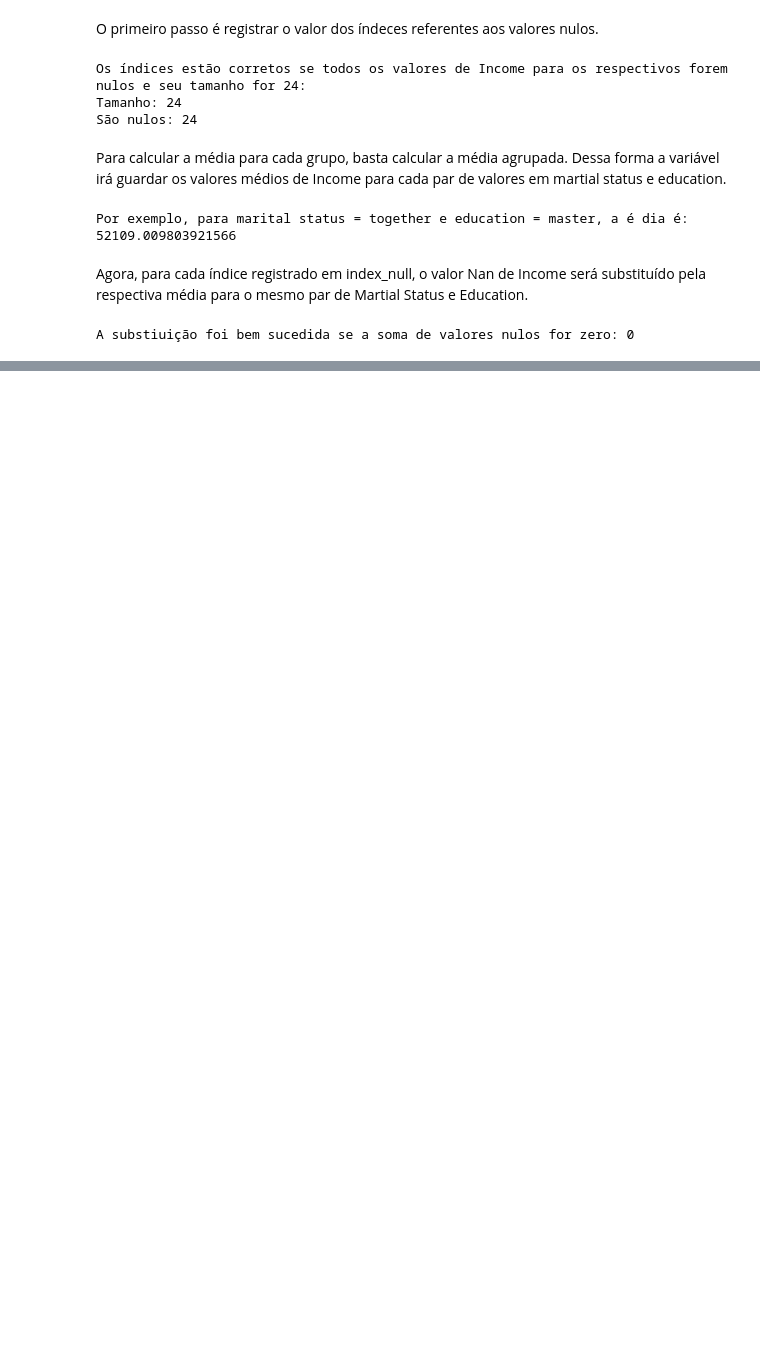
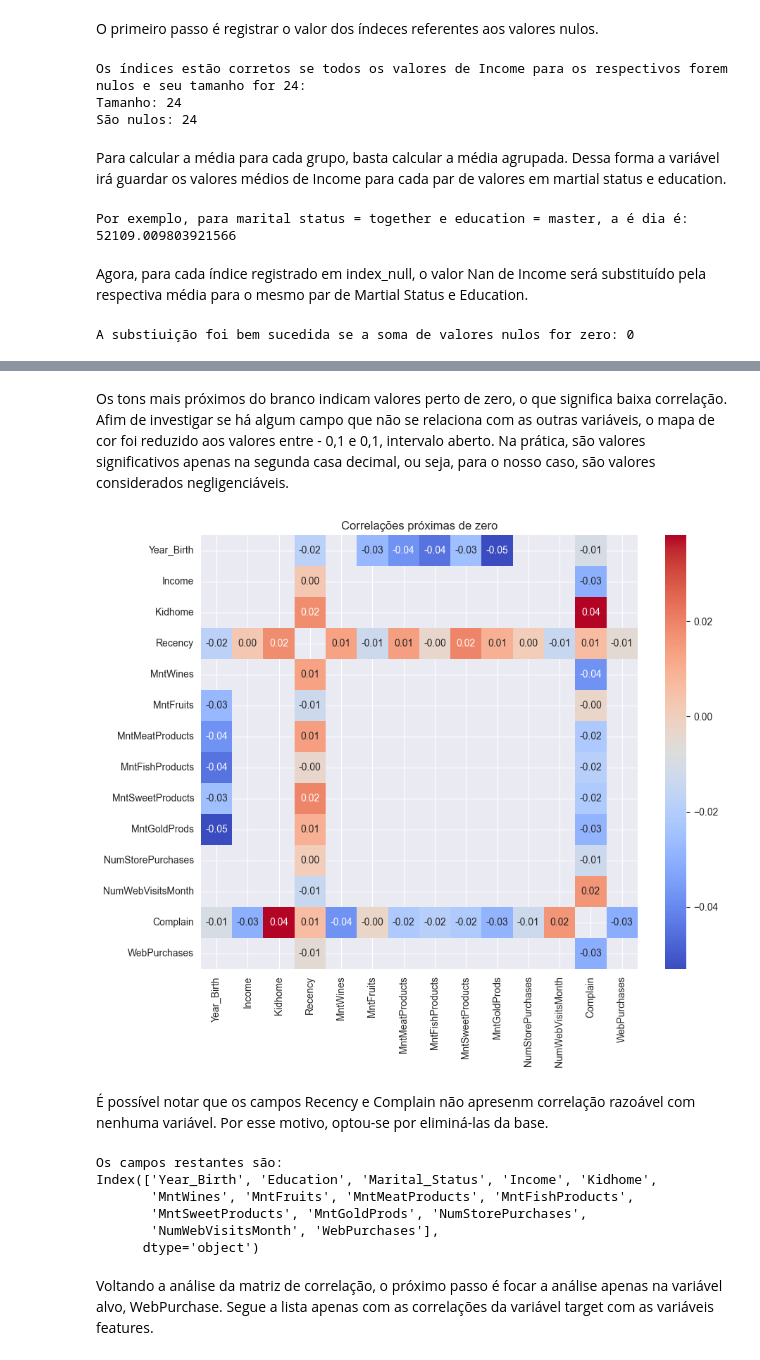
Before and after one commit to marinappdf/projetos-EBAC, a Jupyter notebook: PCa/PCA.ipynb, the cells around one changed output, grey strips where cells are left out. Cells and saved outputs as stored; diff of their text form; code cells hidden in the pictures; blank space fills up the shorter version.

```diff
--- a/PCa/PCA.ipynb
+++ b/PCa/PCA.ipynb
@@ -302,0 +384,12 @@ A substiuição foi bem sucedida se a soma de valores nulos for zero: 0
+# %% [markdown]
+Os tons mais próximos do branco indicam valores perto de zero, o que significa baixa correlação. Afim de investigar se há algum campo que não se relaciona com as outras variáveis, o mapa de cor foi reduzido aos valores entre - 0,1 e 0,1, intervalo aberto. Na prática, são valores significativos apenas na segunda casa decimal, ou seja, para o nosso caso, são valores considerados negligenciáveis.
+# %%
+correlation_matrix_zero = correlation_matrix[(correlation_matrix<0.1)&(correlation_matrix>-0.1)]
+plt.figure(figsize=(10, 8))
+sns.heatmap(correlation_matrix_zero, annot=True, cmap='coolwarm', fmt=".2f", annot_kws={"size": 10})
+plt.title('Correlações próximas de zero')
+plt.show()
+# %% [output]
+[figure, added]
+# %% [markdown]
+É possível notar que os campos Recency e Complain não apresenm correlação razoável com nenhuma variável. Por esse motivo, optou-se por eliminá-las da base.
@@ -302,0 +399,11 @@ A substiuição foi bem sucedida se a soma de valores nulos for zero: 0
+# %%
+print(f'Os campos restantes são:\n{df.columns}')
+# %% [output]
+Os campos restantes são:
+Index(['Year_Birth', 'Education', 'Marital_Status', 'Income', 'Kidhome',
+       'MntWines', 'MntFruits', 'MntMeatProducts', 'MntFishProducts',
+       'MntSweetProducts', 'MntGoldProds', 'NumStorePurchases',
+       'NumWebVisitsMonth', 'WebPurchases'],
+      dtype='object')
+# %% [markdown]
+Voltando a análise da matriz de correlação, o próximo passo é focar a análise apenas na variável alvo, WebPurchase. Segue a lista apenas com as correlações da variável target com as variáveis features.
```
Also changed, not shown: parts of 63 cells of this notebook, 7 other files.
